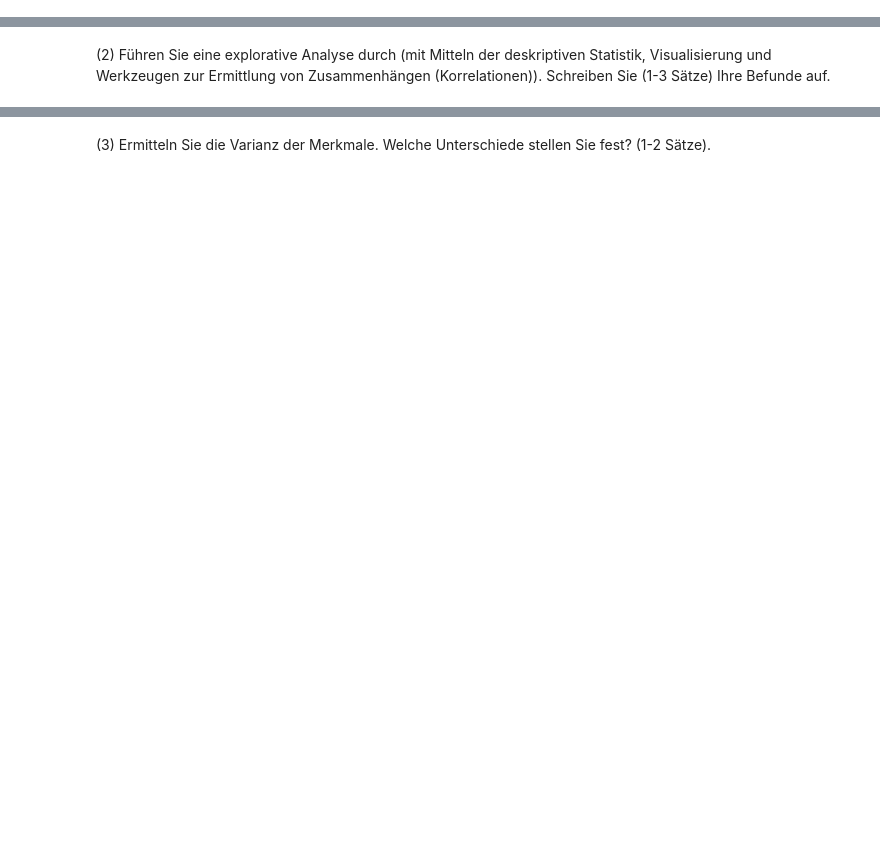
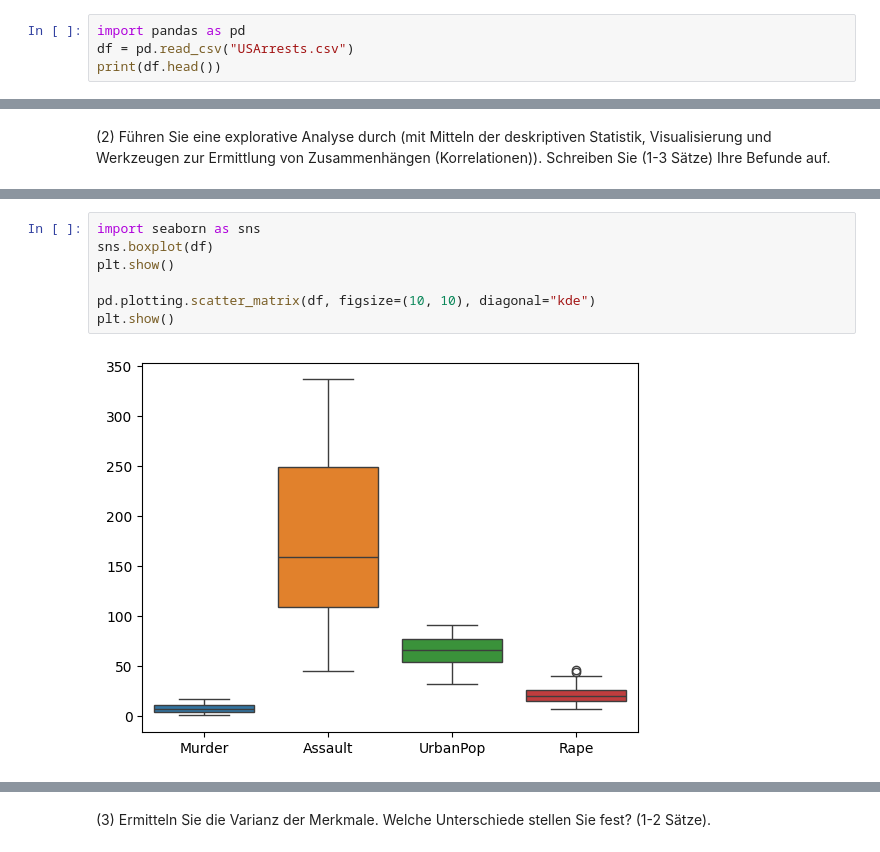
Before and after one commit to cortex359/ds.ss24, a Jupyter notebook: u06/TSRI-6.ipynb, the cells around one changed output, grey strips where cells are left out. Saved outputs shown, nothing was run; the diff lists cells and outputs as text; blank space fills up the shorter version.

```diff
--- a/u06/TSRI-6.ipynb
+++ b/u06/TSRI-6.ipynb
@@ -283,3 +283,7 @@ In dieser Übung werden wir einen klassischen Datensatz untersuchen, der aus den
 **Ihre Aufgaben**
 
 (1) Importieren Sie den Datensatz und verschaffen Sie sich einen Überblick darüber, welche Merkmale (Features) Ihr Datensatz aufweist.
+# %%
+import pandas as pd
+df = pd.read_csv("USArrests.csv")
+print(df.head())
@@ -287,0 +311,9 @@ In dieser Übung werden wir einen klassischen Datensatz untersuchen, der aus den
+# %%
+import seaborn as sns
+sns.boxplot(df)
+plt.show()
+
+pd.plotting.scatter_matrix(df, figsize=(10, 10), diagonal="kde")
+plt.show()
+# %% [output]
+[figure, added]
```
Also changed, not shown: parts of 20 cells of this notebook, 1 other file.
